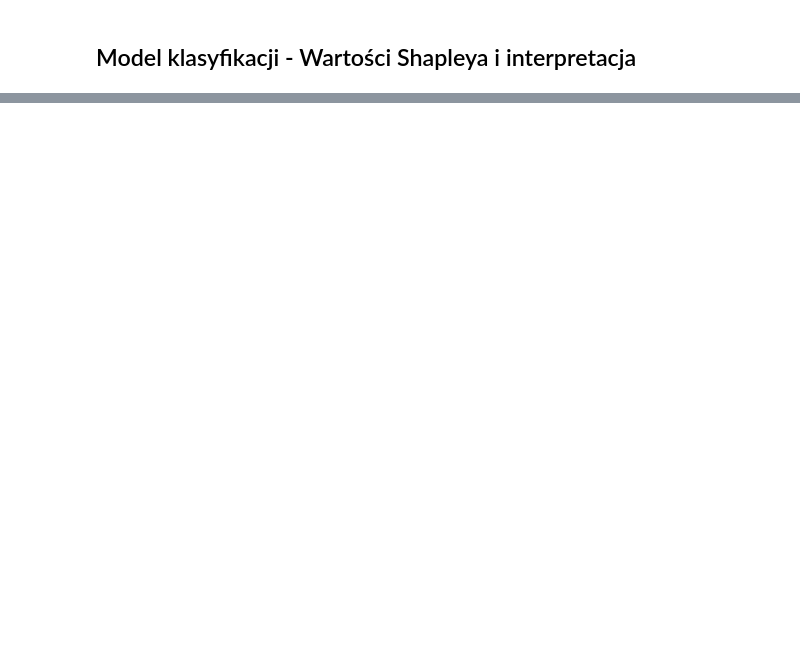
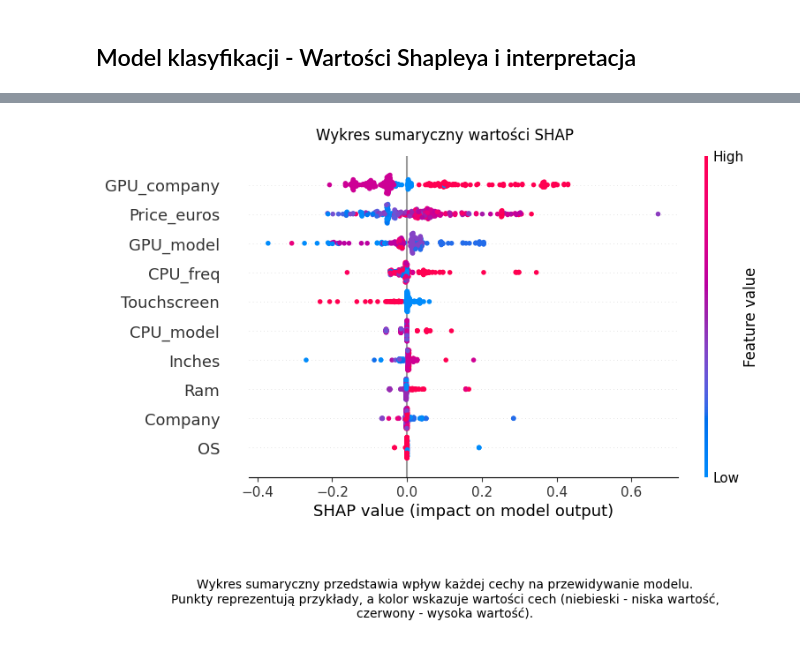
Before and after one commit to Piotr-Goraj/wsb-si-classification, a Jupyter notebook: updated_project_notebook.ipynb, the cells around one changed output, grey strips where cells are left out. Saved outputs shown, nothing was run; the diff lists cells and outputs as text; code cells hidden in the pictures; blank space fills up the shorter version.

```diff
--- a/updated_project_notebook.ipynb
+++ b/updated_project_notebook.ipynb
@@ -386,10 +421,10 @@ import pandas as pd
 import numpy as np
 import matplotlib.pyplot as plt
 import shap
+import seaborn as sns
 from sklearn.tree import DecisionTreeClassifier
 from sklearn.model_selection import train_test_split, GridSearchCV
 from sklearn.metrics import accuracy_score
-from sklearn.preprocessing import LabelEncoder
 
 # Załaduj dane
 data = pd.read_csv("model_data.csv")  # Wprowadź właściwą ścieżkę
@@ -402,6 +437,9 @@ X_classification = data.drop(columns=['TypeName'])
 X_train_cls, X_test_cls, y_train_cls, y_test_cls = train_test_split(
     X_classification, y_classification, test_size=0.2, random_state=42
 )
+
+# Resetowanie indeksów
+X_test_cls = X_test_cls.reset_index(drop=True)
 
 # Trenowanie modelu dla pełnego zestawu cech
 param_grid = {
@@ -430,27 +468,82 @@ background_top = X_train_cls.sample(100, random_state=42)
 # Tworzenie wyjaśniacza SHAP z pełnym zestawem cech
 classification_explainer = shap.TreeExplainer(best_classifier, background_top)
 
-# Obliczenie wartości SHAP
-classification_shap_values = classification_explainer.shap_values(X_test_cls)
+# Obliczenie wartości SHAP dla wszystkich klas na X_test_cls
+shap_values = classification_explainer.shap_values(X_test_cls)
 
-# Debugging: Wyświetlenie kształtów
-print("\nKształty wartości SHAP dla każdej klasy:")
-for i, sv in enumerate(classification_shap_values):
-    print(f"Klasa {i} - Kształt shap_values: {sv.shape}")
+# Określenie liczby klas
+if isinstance(shap_values, list):
+    num_classes = len(shap_values)
+else:
+    num_classes = shap_values.shape[2] if len(shap_values.shape) == 3 else 1
 
-print(f"Kształt danych testowych (X_test_cls): {X_test_cls.shape}")
+# Wybór klasy do analizy
+class_index = 0  # Możesz zmienić indeks klasy, jeśli chcesz analizować inną klasę
 
-# Alternatywa: użycie KernelExplainer
-kernel_explainer = shap.KernelExplainer(best_classifier.predict_proba, background_top)
-kernel_shap_values = kernel_explainer.shap_values(X_test_cls)
+# Pobranie shap_values dla wybranej klasy
+if isinstance(shap_values, list):
+    shap_values_single_class = shap_values[class_index]
+else:
+    if num_classes > 1:
+        shap_values_single_class = shap_values[:, :, class_index]
+    else:
+        shap_values_single_class = shap_values
 
-# Debugowanie wyników KernelExplainer
-print("\nKształty wartości KernelExplainer SHAP dla każdej klasy:")
-for i, sv in enumerate(kernel_shap_values):
-    print(f"Klasa {i} - Kształt kernel_shap_values: {sv.shape}")
+# Konwersja shap_values_single_class do DataFrame z odpowiednimi nazwami kolumn
+shap_values_single_class = pd.DataFrame(shap_values_single_class, columns=X_test_cls.columns)
+shap_values_single_class = shap_values_single_class.reset_index(drop=True)
 
-# Generowanie wykresu sumarycznego z KernelExplainer
-shap.summary_plot(kernel_shap_values, X_test_cls, plot_type="bar")
+# Sprawdzenie i przycięcie shap_values_single_class, jeśli ma dodatkowe kolumny
+if shap_values_single_class.shape[1] > X_test_cls.shape[1]:
+    shap_values_single_class = shap_values_single_class.iloc[:, :X_test_cls.shape[1]]
+
+# Wybór typu wykresu SHAP
+plot_type = "dot"  # Zmień na "bar", jeśli chcesz wykres słupkowy
+
+# Generowanie wykresu sumarycznego
+plt.figure()
+shap.summary_plot(shap_values_single_class.values, X_test_cls, plot_type=plot_type, max_display=10, show=False)
+plt.subplots_adjust(bottom=0.3)  # Zwiększenie dolnego marginesu
+fig = plt.gcf()
+fig.suptitle("Wykres sumaryczny wartości SHAP", y=1.02)
+fig.text(0.5, 0.01, "Wykres sumaryczny przedstawia wpływ każdej cechy na przewidywanie modelu.\n"
+                    "Punkty reprezentują przykłady, a kolor wskazuje wartości cech (niebieski - niska wartość,\n"
+                    "czerwony - wysoka wartość).", ha="center", fontsize=10)
 plt.show()
+plt.close()
+
+# Wykres zależności dla wybranej cechy (np. 'Ram') dla jednej klasy
+feature_to_plot = "Ram"  # Upewnij się, że ta cecha istnieje w X_test_cls
+if feature_to_plot in X_test_cls.columns:
+    # Wykres zależności SHAP
+    plt.figure()
+    shap.dependence_plot(feature_to_plot, shap_values_single_class.values, X_test_cls, interaction_index=None, show=False)
+    plt.subplots_adjust(bottom=0.3)  # Zwiększenie dolnego marginesu
+    fig = plt.gcf()
+    fig.suptitle(f"Wykres zależności wartości SHAP dla '{feature_to_plot}'", y=1.02)
+    fig.text(0.5, 0.01, f"Wykres zależności SHAP dla cechy '{feature_to_plot}' pokazuje, jak wpływa ona na\n"
+                        f"przewidywania modelu, wraz z trendem wzajemnego oddziaływania.", ha="center", fontsize=10)
+    plt.show()
+    plt.close()
+
+    # Wykres zależności z linią trendu
+    plt.figure()
+    sns.regplot(
+        x=X_test_cls[feature_to_plot],
+        y=shap_values_single_class[feature_to_plot],
+        scatter_kws={'alpha': 0.5},
+        line_kws={"color": "orange"},
+        ci=None
+    )
+    plt.title(f"Wykres zależności wartości SHAP dla '{feature_to_plot}' z linią trendu")
+    plt.xlabel(feature_to_plot)
+    plt.ylabel("Wartości SHAP")
+    plt.subplots_adjust(bottom=0.3)  # Zwiększenie dolnego marginesu
+    plt.figtext(0.5, 0.01, f"Linia trendu na wykresie pokazuje ogólny kierunek wpływu cechy '{feature_to_plot}' na\n"
+                            f"przewidywania modelu, co pomaga zrozumieć jej znaczenie.", ha="center", fontsize=10)
+    plt.show()
+    plt.close()
+else:
+    print(f"Cecha '{feature_to_plot}' nie istnieje w X_test_cls.")
 # %% [output]
 Dokładność modelu klasyfikacyjnego: 0.792156862745098
@@ -472,0 +550 @@ Kształt danych testowych (X_test_cls): (255, 11)
+[figure, new version]
```
Also changed, not shown: parts of 4 cells of this notebook.
